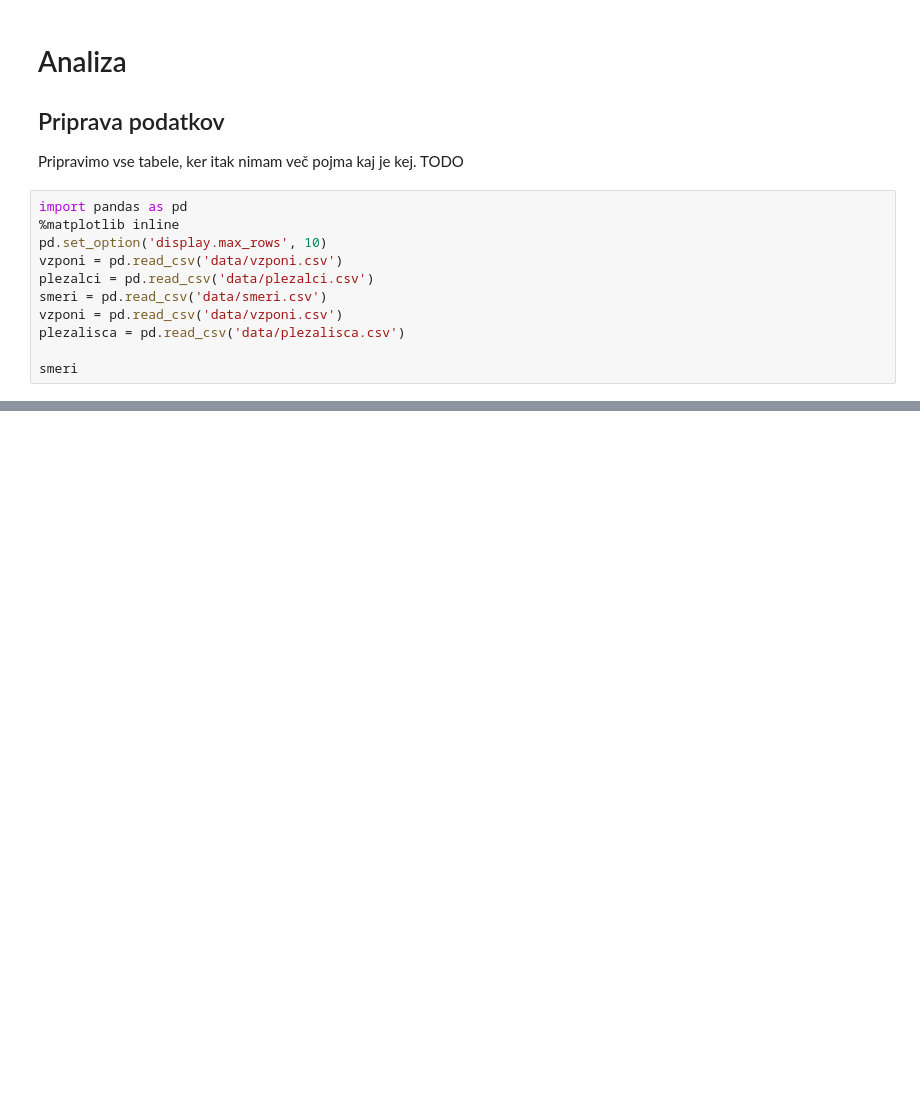
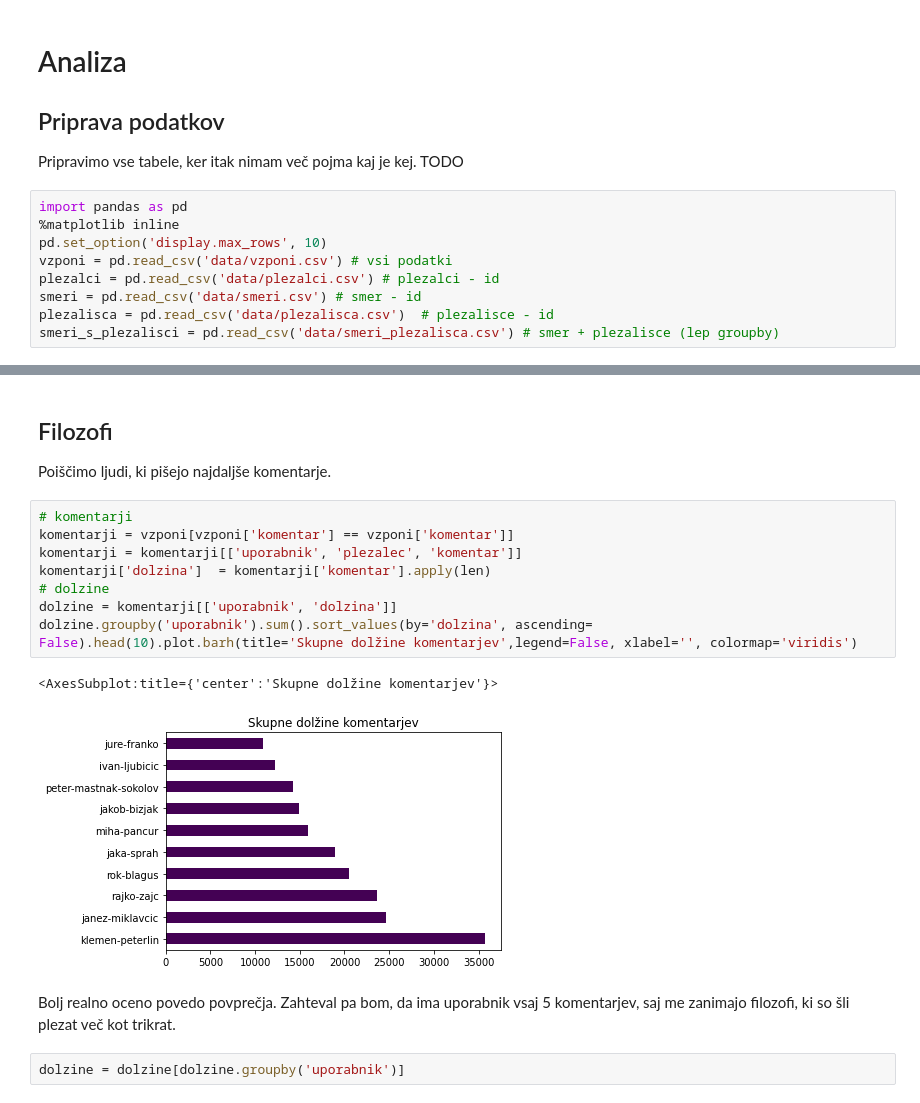
Before and after one commit to urhprimozic/plezalni-vzponi-v-sloveniji, a Jupyter notebook: analiza.ipynb, the cells around one changed output, grey strips where cells are left out. Drawn from its saved outputs; the diff is of its cells as text; blank space fills up the shorter version.

```diff
--- a/analiza.ipynb
+++ b/analiza.ipynb
@@ -18,10 +18,8 @@ Pripravimo vse tabele, ker itak nimam več pojma kaj je kej. TODO
 import pandas as pd
 %matplotlib inline
 pd.set_option('display.max_rows', 10)
-vzponi = pd.read_csv('data/vzponi.csv')
-plezalci = pd.read_csv('data/plezalci.csv')
-smeri = pd.read_csv('data/smeri.csv')
-vzponi = pd.read_csv('data/vzponi.csv')
-plezalisca = pd.read_csv('data/plezalisca.csv')
-
-smeri
+vzponi = pd.read_csv('data/vzponi.csv') # vsi podatki
+plezalci = pd.read_csv('data/plezalci.csv') # plezalci - id
+smeri = pd.read_csv('data/smeri.csv') # smer - id
+plezalisca = pd.read_csv('data/plezalisca.csv')  # plezalisce - id
+smeri_s_plezalisci = pd.read_csv('data/smeri_plezalisca.csv') # smer + plezalisce (lep groupby)
@@ -55 +61,19 @@ plezalisca.groupby('plezalisce').size().sort_values(ascending=False).head(20).pl
 [figure]
+# %% [markdown]
+## Filozofi
+Poiščimo ljudi, ki pišejo najdaljše komentarje.
+# %%
+# komentarji
+komentarji = vzponi[vzponi['komentar'] == vzponi['komentar']]
+komentarji = komentarji[['uporabnik', 'plezalec', 'komentar']]
+komentarji['dolzina']  = komentarji['komentar'].apply(len)
+# dolzine
+dolzine = komentarji[['uporabnik', 'dolzina']]
+dolzine.groupby('uporabnik').sum().sort_values(by='dolzina', ascending= False).head(10).plot.barh(title='Skupne dolžine komentarjev',legend=False, xlabel='', colormap='viridis')
+# %% [output]
+<AxesSubplot:title={'center':'Skupne dolžine komentarjev'}>
+[figure, added]
+# %% [markdown]
+Bolj realno oceno povedo povprečja. Zahteval pa bom, da ima uporabnik vsaj 5 komentarjev, saj me zanimajo filozofi, ki so šli plezat več kot trikrat.
+# %%
+dolzine = dolzine[dolzine.groupby('uporabnik')]
```
Also changed, not shown: parts of 6 cells of this notebook.
